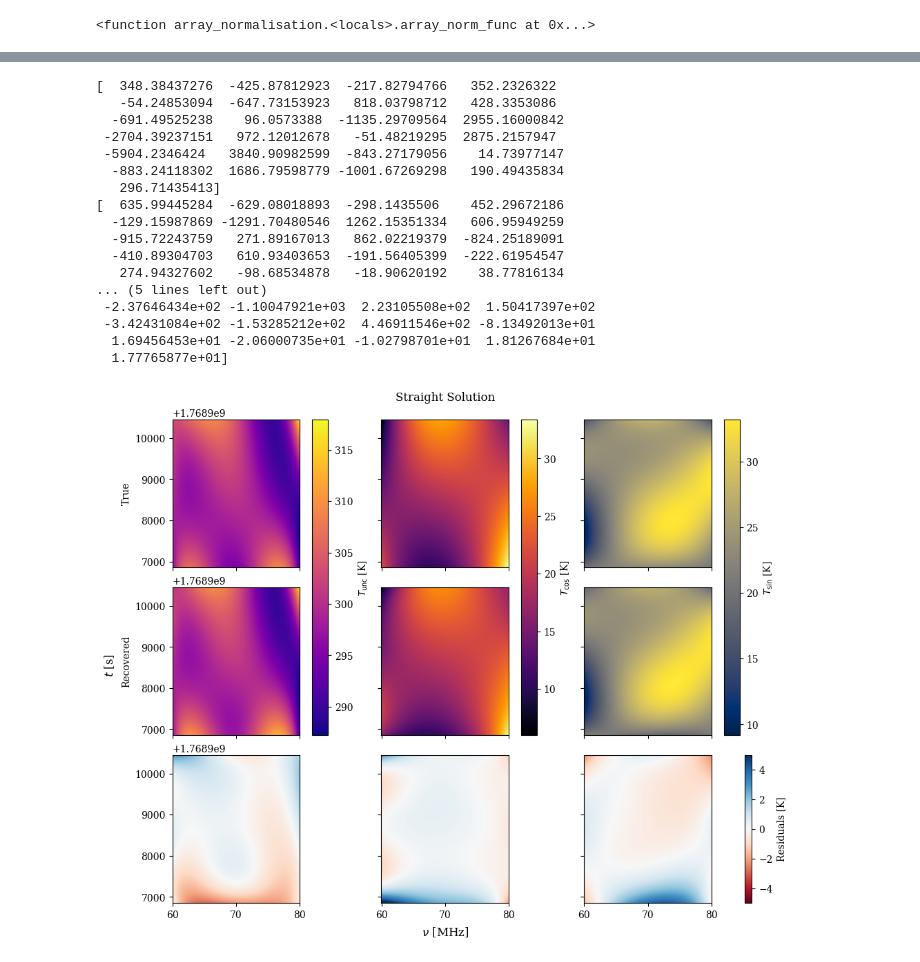
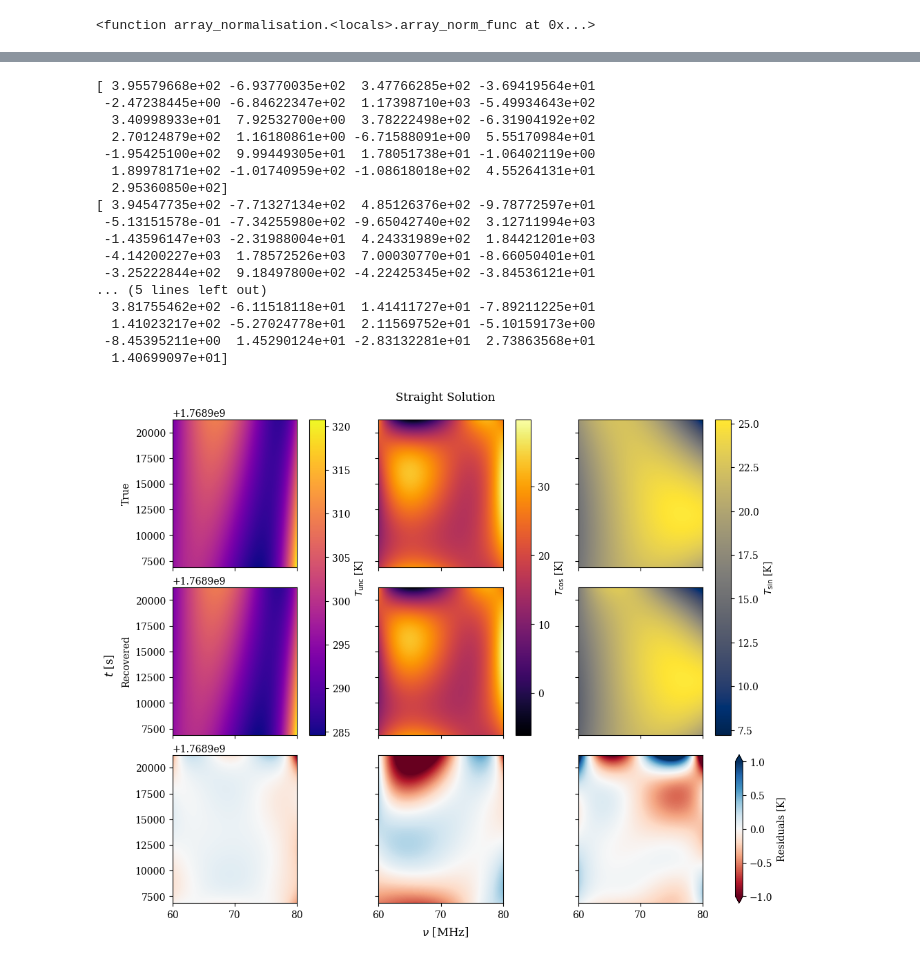
Before and after one commit to RHINO-Experiment/rhino-cal, a Jupyter notebook: simulation_testing.ipynb, the cells around one changed output, grey strips where cells are left out. Saved outputs shown, nothing was run; the diff lists cells and outputs as text; code cells hidden in the pictures.

```diff
--- a/simulation_testing.ipynb
+++ b/simulation_testing.ipynb
@@ -19,7 +19,7 @@ plt.rcParams.update({
 test_receiver = Receiver(gamma_rec_s2p_path='/Users/user/Desktop/RHINO/new_daq/VNA_Measurements_John/RecBlock/RecBlockSDR0.s2p',
                          gains_s2p_path='/Users/user/Desktop/RHINO/new_daq/VNA_Measurements_John/RecBlock/RecBlock0.s2p')
 
-test_receiver.change_freqs(np.linspace(60*un.MHz, 80*un.MHz, 512))
+test_receiver.change_freqs(np.linspace(60*un.MHz, 80*un.MHz, 1024))
 
 open_load = Load(physical_temperature=273,
                  label='open',
@@ -48,28 +48,39 @@ matched_ambient = Load(physical_temperature=273,
                        termination_type='matched',
                        freqs=test_receiver.freqs)
 
-heated_load = Load(physical_temperature=matched_ambient.t_src+100,
+heated_load = Load(physical_temperature=matched_ambient.t_src+40,
                       label='heated_load',
                       termination_type='matched',
                       freqs=test_receiver.freqs)
 
 
-observation_handler_obj = ObservationHandler(observation_length=1*3600*un.s,
+test_src = Load(physical_temperature=350,
+                termination_impedence=75*un.Ohm,
+                freqs=test_receiver.freqs,
+                effective_cable_length=5*un.m,
+                label='Test_src')
+
+
+observation_handler_obj = ObservationHandler(observation_length=4*3600*un.s,
                                              receiver=test_receiver,
-                                             sources=[#long_open,
+                                             sources=[long_open,
                                                       long_short,
                                                       open_load,
-                                                      short_load],
+                                                      short_load,
+                                                      test_src,
+                                                      test_src,
+                                                      test_src,
+                                                      test_src],
                                             dicke_switch_sources=[matched_ambient,
                                                                   heated_load],
                                             dicke_switch_length=300*un.s,
                                             delta_t=1*un.s,
                                             n_t_unc_freq_coeffs=5,
-                                            n_t_unc_time_coeffs=3,
+                                            n_t_unc_time_coeffs=2,
                                             n_t_sin_freq_coeffs=3,
-                                            n_t_sin_time_coeffs=4,
+                                            n_t_sin_time_coeffs=3,
                                             n_t_cos_freq_coeffs=4,
-                                            n_t_cos_time_coeffs=2)
+                                            n_t_cos_time_coeffs=4)
 # %% [output]
 Done
 # %%
@@ -248,23 +278,23 @@ print(t_unc_coeffs)
 print(t_cos_coeffs)
 print(t_sin_coeffs)
 # %% [output]
-[  348.38437276  -425.87812923  -217.82794766   352.2326322
-   -54.24853094  -647.73153923   818.03798712   428.3353086
-  -691.49525238    96.0573388  -1135.29709564  2955.16000842
- -2704.39237151   972.12012678   -51.48219295  2875.2157947
- -5904.2346424   3840.90982599  -843.27179056    14.73977147
-  -883.24118302  1686.79598779 -1001.67269298   190.49435834
-   296.71435413]
-[  635.99445284  -629.08018893  -298.1435506    452.29672186
-  -129.15987869 -1291.70480546  1262.15351334   606.95949259
-  -915.72243759   271.89167013   862.02219379  -824.25189091
-  -410.89304703   610.93403653  -191.56405399  -222.61954547
-   274.94327602   -98.68534878   -18.90620192    38.77816134
+[ 3.95579668e+02 -6.93770035e+02  3.47766285e+02 -3.69419564e+01
+ -2.47238445e+00 -6.84622347e+02  1.17398710e+03 -5.49934643e+02
+  3.40998933e+01  7.92532700e+00  3.78222498e+02 -6.31904192e+02
+  2.70124879e+02  1.16180861e+00 -6.71588091e+00  5.55170984e+01
+ -1.95425100e+02  9.99449305e+01  1.78051738e+01 -1.06402119e+00
+  1.89978171e+02 -1.01740959e+02 -1.08618018e+02  4.55264131e+01
+  2.95360850e+02]
+[ 3.94547735e+02 -7.71327134e+02  4.85126376e+02 -9.78772597e+01
+ -5.13151578e-01 -7.34255980e+02 -9.65042740e+02  3.12711994e+03
+ -1.43596147e+03 -2.31988004e+01  4.24331989e+02  1.84421201e+03
+ -4.14200227e+03  1.78572526e+03  7.00030770e+01 -8.66050401e+01
+ -3.25222844e+02  9.18497800e+02 -4.22425345e+02 -3.84536121e+01
 ... (5 lines left out)
- -2.37646434e+02 -1.10047921e+03  2.23105508e+02  1.50417397e+02
- -3.42431084e+02 -1.53285212e+02  4.46911546e+02 -8.13492013e+01
-  1.69456453e+01 -2.06000735e+01 -1.02798701e+01  1.81267684e+01
-  1.77765877e+01]
+  3.81755462e+02 -6.11518118e+01  1.41411727e+01 -7.89211225e+01
+  1.41023217e+02 -5.27024778e+01  2.11569752e+01 -5.10159173e+00
+ -8.45395211e+00  1.45290124e+01 -2.83132281e+01  2.73863568e+01
+  1.40699097e+01]
 # %%
 
 t_unc_surface = reconstruct_surface(x=np.array(observation_handler_obj.freqs),
@@ -299,6 +329,7 @@ fig, axes = plt.subplots(nrows=3,
                          figsize=(10,8),
                          sharey=True)
 
+resid_vminmax = 1
 
 unc = axes[0,0].pcolormesh(np.array(observation_handler_obj.freqs),
                      np.array(observation_handler_obj.times),
@@ -313,8 +344,8 @@ unc = axes[1,0].pcolormesh(np.array(observation_handler_obj.freqs),
 res = axes[2,0].pcolormesh(np.array(observation_handler_obj.freqs),
                      np.array(observation_handler_obj.times),
                      observation_handler_obj.t_unc - t_unc_surface,
-                     vmin=-5,
-                     vmax=5,
+                     vmin=-resid_vminmax,
+                     vmax=resid_vminmax,
                      cmap='RdBu')
 
 cos = axes[0,1].pcolormesh(np.array(observation_handler_obj.freqs),
@@ -330,8 +361,8 @@ cos = axes[1,1].pcolormesh(np.array(observation_handler_obj.freqs),
 res = axes[2,1].pcolormesh(np.array(observation_handler_obj.freqs),
                      np.array(observation_handler_obj.times),
                      observation_handler_obj.t_cos - t_cos_surface,
-                     vmin=-5,
-                     vmax=5,
+                     vmin=-resid_vminmax,
+                     vmax=resid_vminmax,
                      cmap='RdBu')
 
 sin = axes[0,2].pcolormesh(np.array(observation_handler_obj.freqs),
@@ -347,37 +378,38 @@ sin  = axes[1,2].pcolormesh(np.array(observation_handler_obj.freqs),
 res = axes[2,2].pcolormesh(np.array(observation_handler_obj.freqs),
                      np.array(observation_handler_obj.times),
                      observation_handler_obj.t_sin - t_sin_surface,
-                     vmin=-5,
-                     vmax=5,
+                     vmin=-resid_vminmax,
+                     vmax=resid_vminmax,
                      cmap='RdBu')
 
 
 axes[0,0].set_ylabel('True')
 axes[1,0].set_ylabel('Recovered')
 
 
 fig.colorbar(res,
              ax=[axes[2,i] for i in range(3)],
-             label='Residuals [K]')
+             label='Residuals [K]',
+             extend='both')
 
 fig.colorbar(unc,
              ax=[axes[i,0] for i in range(2)],
              label=r'$T_{\rm unc}$ [K]')
 
 fig.colorbar(cos,
              ax=[axes[i,1] for i in range(2)],
              label=r'$T_{\rm cos}$ [K]')
 
 fig.colorbar(sin,
              ax=[axes[i,2] for i in range(2)],
              label=r'$T_{\rm sin}$ [K]')
 
 fig.supxlabel(r'$\nu$ [MHz]')
 fig.supylabel(r'$t$ [s]')
 fig.suptitle('Straight Solution')
 plt.show()
 # %% [output]
-[figure, old version]
+[figure, new version]
 # %%
 flat_cov = covar_waterfall.flatten()
 inv_cov = 1 / flat_cov
```
Also changed, not shown: parts of 11 cells of this notebook, 2 other files.
